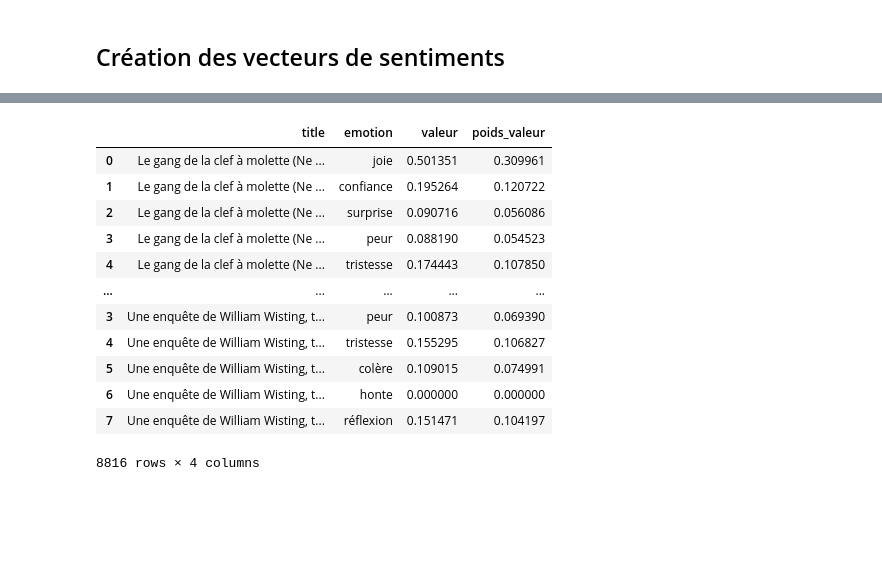
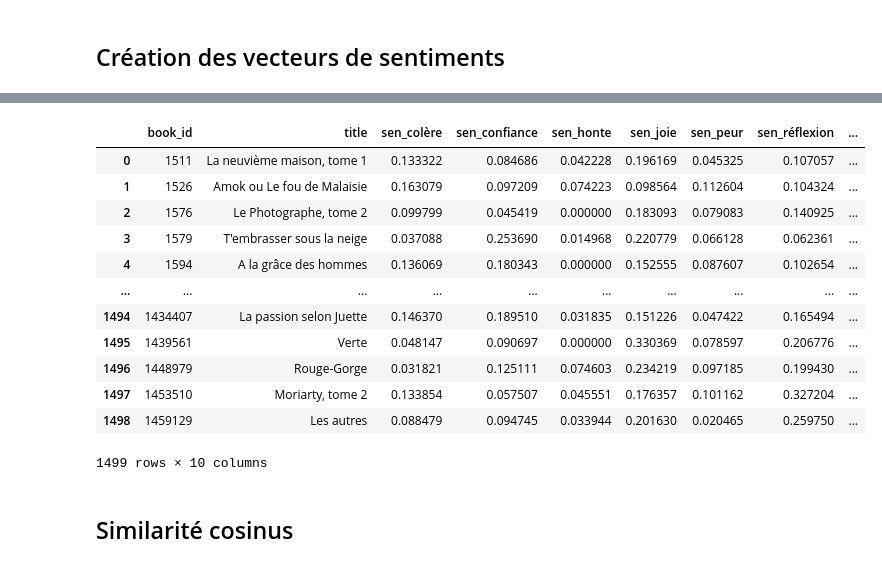
Before and after one commit to edtjulien/Books-recommendations, a Jupyter notebook: analyse/antoine_analyse.ipynb, the cells around one changed output, grey strips where cells are left out. Saved outputs shown, nothing was run; the diff lists cells and outputs as text; code cells hidden in the pictures; blank space fills up the shorter version.

```diff
--- a/analyse/antoine_analyse.ipynb
+++ b/analyse/antoine_analyse.ipynb
@@ -191,0 +199,6 @@ tfidf_vectorizer = TfidfVectorizer()
+# %%
+tfidf_vectorizer = TfidfVectorizer(max_df=0.95,
+    min_df=2,
+    max_features=1000,
+    #stop_words='english'
+)
@@ -192,16 +215,25 @@ tfidf_vectorizer = TfidfVectorizer()
 # %%
+# Création du dataframe df_vect pour générer les vecteurs de sentiments à partir de leurs tf-idf par livre
+
 liste_emotions=["joie","confiance","surprise","peur","tristesse","colère","honte","réflexion"]
 
 dict_vect = {}
 
-for title in df["title"].unique():
-    tfidf = tfidf_vectorizer.fit_transform(df[df["title"] == title].loc[:, "sentiments_final"].tolist())
+for bookid,title in zip(df["book_id"].unique(),df["title"].unique()):
+    tfidf = tfidf_vectorizer.fit_transform(df[df["title"] == title]["sentiments_final"].values.astype("U"))
     tfidf_feature_names = tfidf_vectorizer.get_feature_names_out()
     df_tfidf = pd.DataFrame(tfidf.toarray(), columns=[x for x in tfidf_vectorizer.get_feature_names_out()]).reset_index()
     df_def = df_tfidf.describe().T.iloc[1:,:]["mean"]
-    df_to_vec = pd.DataFrame({"title":[title]*len(liste_emotions),
+    df_to_vec = pd.DataFrame({"book_id":[bookid]*len(liste_emotions),
+                              "title":[title]*len(liste_emotions),
                               "emotion":liste_emotions,
                               "valeur":[df_def.loc[em] if em in df_def.index else 0 for em in liste_emotions]
                              })
-    df_to_vec["poids_valeur"] = df_to_vec["valeur"]/df_to_vec["valeur"].sum()
+
+    df_to_vec["poids"] = df_to_vec["valeur"]/df_to_vec["valeur"].sum()
+
     dict_vect[title] = df_to_vec
+
+df_vect = pd.concat(dict_vect.values())
+
+df_vect
@@ -223,16 +254,22 @@ df_vect = pd.concat(dict_vect.values())
-# %%
-df_vect
-# %% [output]
-|  | title | emotion | valeur | poids_valeur |
-| 0 | Le gang de la clef à molette (Ne ... | joie | 0.501351 | 0.309961 |
-| 1 | Le gang de la clef à molette (Ne ... | confiance | 0.195264 | 0.120722 |
-| 2 | Le gang de la clef à molette (Ne ... | surprise | 0.090716 | 0.056086 |
-| 3 | Le gang de la clef à molette (Ne ... | peur | 0.088190 | 0.054523 |
-| 4 | Le gang de la clef à molette (Ne ... | tristesse | 0.174443 | 0.107850 |
-| ... | ... | ... | ... | ... |
-| 3 | Une enquête de William Wisting, t... | peur | 0.100873 | 0.069390 |
-| 4 | Une enquête de William Wisting, t... | tristesse | 0.155295 | 0.106827 |
-| 5 | Une enquête de William Wisting, t... | colère | 0.109015 | 0.074991 |
-| 6 | Une enquête de William Wisting, t... | honte | 0.000000 | 0.000000 |
-| 7 | Une enquête de William Wisting, t... | réflexion | 0.151471 | 0.104197 |
-8816 rows × 4 columns
+# %%
+# À partir de df_vect, création du dataframe final des vecteurs de sentiments par livre
+
+dft = pd.pivot_table(df_vect,index=["book_id","title"],columns=["emotion"],values=["poids"])
+dft.columns = dft.columns.droplevel(0)
+dft=dft.reset_index()
+dft.columns = dft.columns[0:2].tolist()+["sen_"+name for name in dft.columns[2:len(dft.columns)]]
+dft
+# %% [output]
+|  | book_id | title | sen_colère | sen_confiance | sen_honte | sen_joie | sen_peur | sen_réflexion | ... |
+| 0 | 1511 | La neuvième maison, tome 1 | 0.133322 | 0.084686 | 0.042228 | 0.196169 | 0.045325 | 0.107057 | ... |
+| 1 | 1526 | Amok ou Le fou de Malaisie | 0.163079 | 0.097209 | 0.074223 | 0.098564 | 0.112604 | 0.104324 | ... |
+| 2 | 1576 | Le Photographe, tome 2 | 0.099799 | 0.045419 | 0.000000 | 0.183093 | 0.079083 | 0.140925 | ... |
+| 3 | 1579 | T'embrasser sous la neige | 0.037088 | 0.253690 | 0.014968 | 0.220779 | 0.066128 | 0.062361 | ... |
+| 4 | 1594 | A la grâce des hommes | 0.136069 | 0.180343 | 0.000000 | 0.152555 | 0.087607 | 0.102654 | ... |
+| ... | ... | ... | ... | ... | ... | ... | ... | ... | ... |
+| 1494 | 1434407 | La passion selon Juette | 0.146370 | 0.189510 | 0.031835 | 0.151226 | 0.047422 | 0.165494 | ... |
+| 1495 | 1439561 | Verte | 0.048147 | 0.090697 | 0.000000 | 0.330369 | 0.078597 | 0.206776 | ... |
+| 1496 | 1448979 | Rouge-Gorge | 0.031821 | 0.125111 | 0.074603 | 0.234219 | 0.097185 | 0.199430 | ... |
+| 1497 | 1453510 | Moriarty, tome 2 | 0.133854 | 0.057507 | 0.045551 | 0.176357 | 0.101162 | 0.327204 | ... |
+| 1498 | 1459129 | Les autres | 0.088479 | 0.094745 | 0.033944 | 0.201630 | 0.020465 | 0.259750 | ... |
+1499 rows × 10 columns
@@ -239,2 +280,4 @@ df_vect
+# %% [markdown]
+## Similarité cosinus
 # %%
 from scipy import spatial
```
Also changed, not shown: parts of 25 cells of this notebook.
